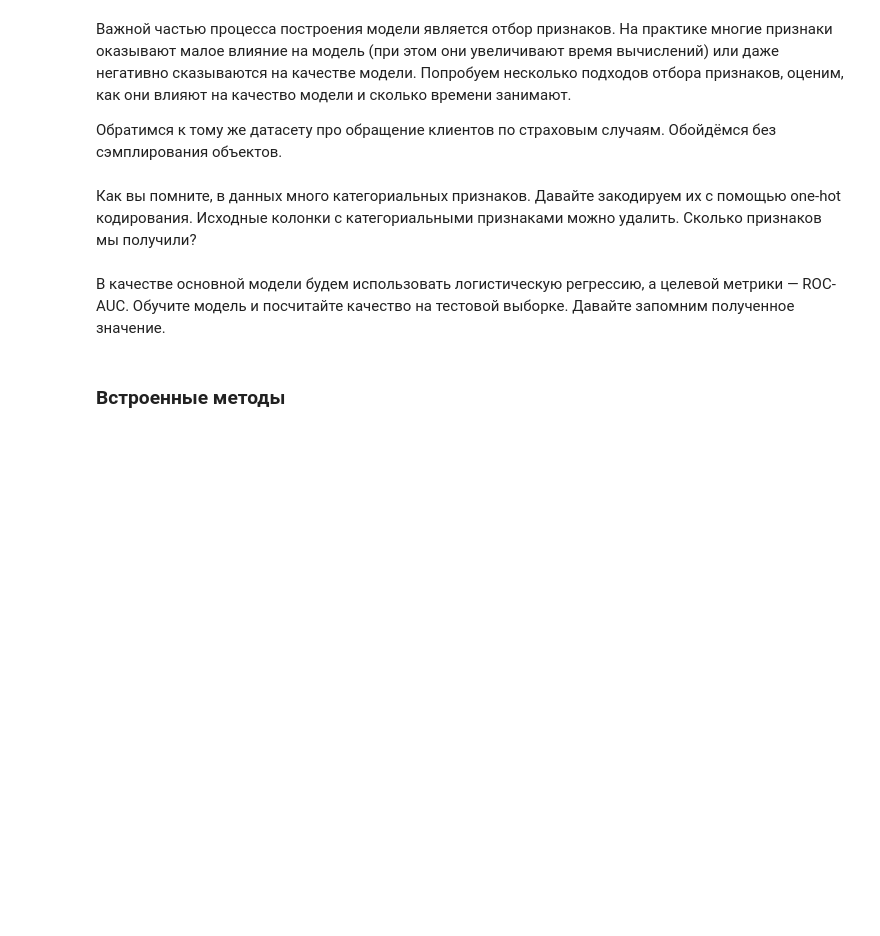
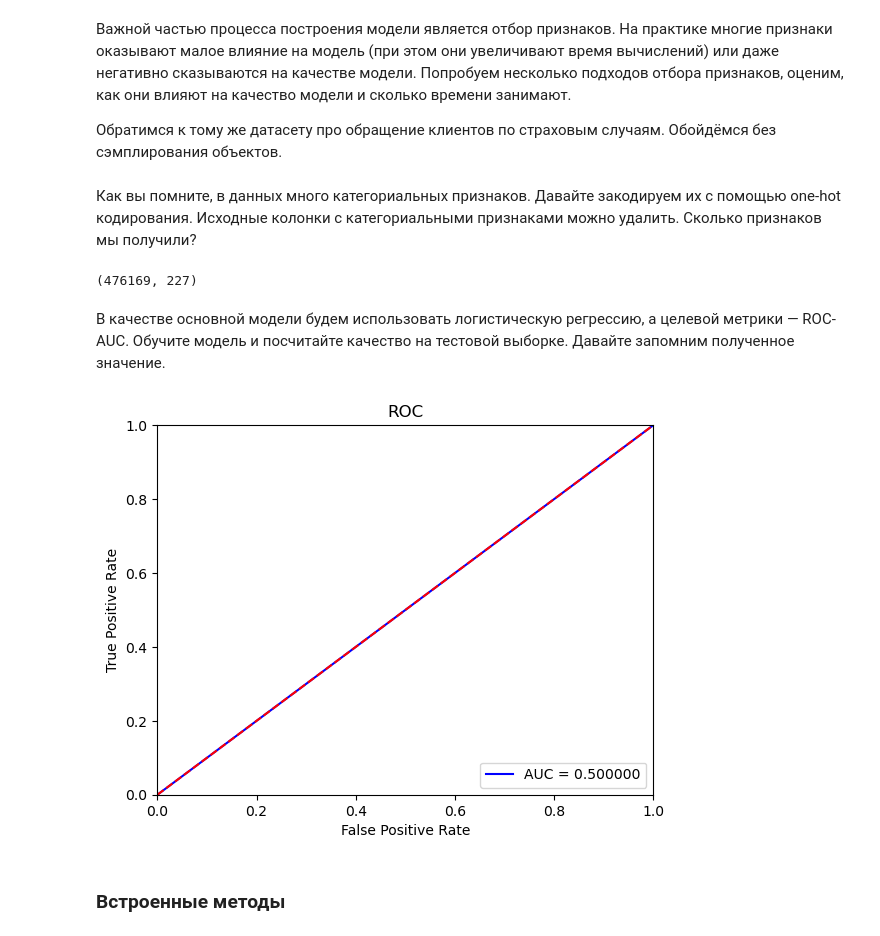
Before and after one commit to Professor322/logistic_regression, a Jupyter notebook: HW2_Logistic_regression.ipynb, the cells around one changed output. Cells and saved outputs as stored; diff of their text form; code cells hidden in the pictures; blank space fills up the shorter version.

```diff
--- a/HW2_Logistic_regression.ipynb
+++ b/HW2_Logistic_regression.ipynb
@@ -373,3 +388,18 @@ X_train, X_test, y_train, y_test = train_test_split(data, target, test_size=0.2,
+# %%
+### ╰( ͡° ͜ʖ ͡° )つ──☆*:・ﾟ
+
+from category_encoders.one_hot import OneHotEncoder
+
+cat_features = X_train.columns[X_train.columns.str.endswith('cat')]
+
+ohe = OneHotEncoder(cols=cat_features)
+ohe.fit(X_train)
+X_train = ohe.transform(X_train)
+X_test = ohe.transform(X_test)
+
+X_train.shape
+# %% [output]
+(476169, 227)
 # %% [markdown]
 В качестве основной модели будем использовать логистическую регрессию, а целевой метрики — ROC-AUC. Обучите модель и посчитайте качество на тестовой выборке. Давайте запомним полученное значение.
 # %%
@@ -377,3 +409,18 @@ X_train, X_test, y_train, y_test = train_test_split(data, target, test_size=0.2,
+# %%
+fpr, tpr, threshold = roc_curve(y_test, y_pred_test)
+roc_auc = auc(fpr, tpr)
+
+plt.title('ROC')
+plt.plot(fpr, tpr, 'b', label = 'AUC = %0.6f' % roc_auc)
+plt.legend(loc = 'lower right')
+plt.plot([0, 1], [0, 1],'r--')
+plt.xlim([0, 1])
+plt.ylim([0, 1])
+plt.ylabel('True Positive Rate')
+plt.xlabel('False Positive Rate')
+plt.show()
+# %% [output]
+[figure, added]
 # %% [markdown]
 ### Встроенные методы
 # %% [markdown]
```
Also changed, not shown: parts of 35 cells of this notebook.
